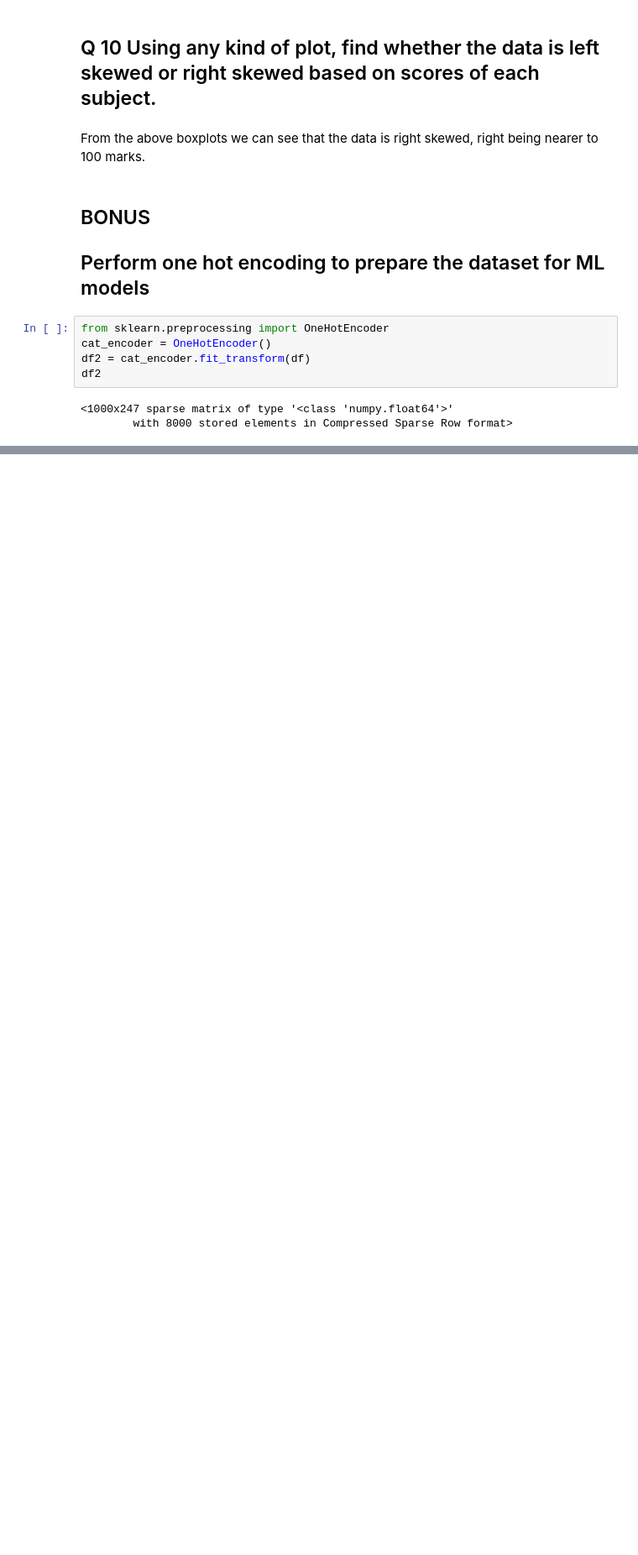
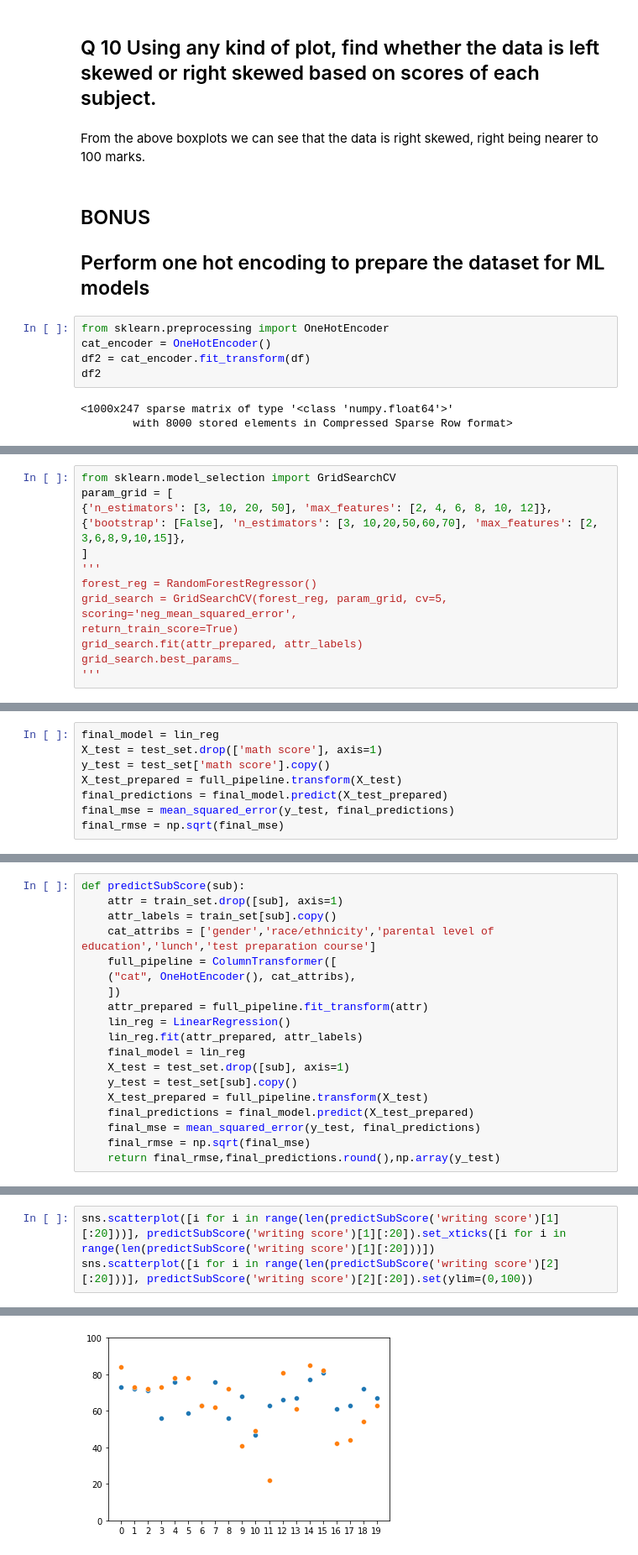
Before and after one commit to rbSparky/DS-TASKS, a Jupyter notebook: Task-2/stc-t2.ipynb, the cells around one changed output, grey strips where cells are left out. Shown at 84% size. Cells and saved outputs as stored; diff of their text form; blank space fills up the shorter version.

```diff
--- a/Task-2/stc-t2.ipynb
+++ b/Task-2/stc-t2.ipynb
@@ -228,0 +340,14 @@ df2
+# %%
+from sklearn.model_selection import GridSearchCV
+param_grid = [
+{'n_estimators': [3, 10, 20, 50], 'max_features': [2, 4, 6, 8, 10, 12]},
+{'bootstrap': [False], 'n_estimators': [3, 10,20,50,60,70], 'max_features': [2, 3,6,8,9,10,15]},
+]
+'''
+forest_reg = RandomForestRegressor()
+grid_search = GridSearchCV(forest_reg, param_grid, cv=5,
+scoring='neg_mean_squared_error',
+return_train_score=True)
+grid_search.fit(attr_prepared, attr_labels)
+grid_search.best_params_
+'''
@@ -228,0 +358,8 @@ df2
+# %%
+final_model = lin_reg
+X_test = test_set.drop(['math score'], axis=1)
+y_test = test_set['math score'].copy()
+X_test_prepared = full_pipeline.transform(X_test)
+final_predictions = final_model.predict(X_test_prepared)
+final_mse = mean_squared_error(y_test, final_predictions)
+final_rmse = np.sqrt(final_mse)
@@ -228,0 +410,19 @@ df2
+# %%
+def predictSubScore(sub):
+    attr = train_set.drop([sub], axis=1)
+    attr_labels = train_set[sub].copy()
+    cat_attribs = ['gender','race/ethnicity','parental level of education','lunch','test preparation course']
+    full_pipeline = ColumnTransformer([
+    ("cat", OneHotEncoder(), cat_attribs),
+    ])
+    attr_prepared = full_pipeline.fit_transform(attr)
+    lin_reg = LinearRegression()
+    lin_reg.fit(attr_prepared, attr_labels)
+    final_model = lin_reg
+    X_test = test_set.drop([sub], axis=1)
+    y_test = test_set[sub].copy()
+    X_test_prepared = full_pipeline.transform(X_test)
+    final_predictions = final_model.predict(X_test_prepared)
+    final_mse = mean_squared_error(y_test, final_predictions)
+    final_rmse = np.sqrt(final_mse)
+    return final_rmse,final_predictions.round(),np.array(y_test)
@@ -228,0 +489,4 @@ df2
+# %%
+sns.scatterplot([i for i in range(len(predictSubScore('writing score')[1][:20]))], predictSubScore('writing score')[1][:20]).set_xticks([i for i in range(len(predictSubScore('writing score')[1][:20]))])
+sns.scatterplot([i for i in range(len(predictSubScore('writing score')[2][:20]))], predictSubScore('writing score')[2][:20]).set(ylim=(0,100))
+# %% [output]
@@ -228,0 +494 @@ df2
+[figure, added]
```
Also changed, not shown: parts of 26 cells of this notebook.
